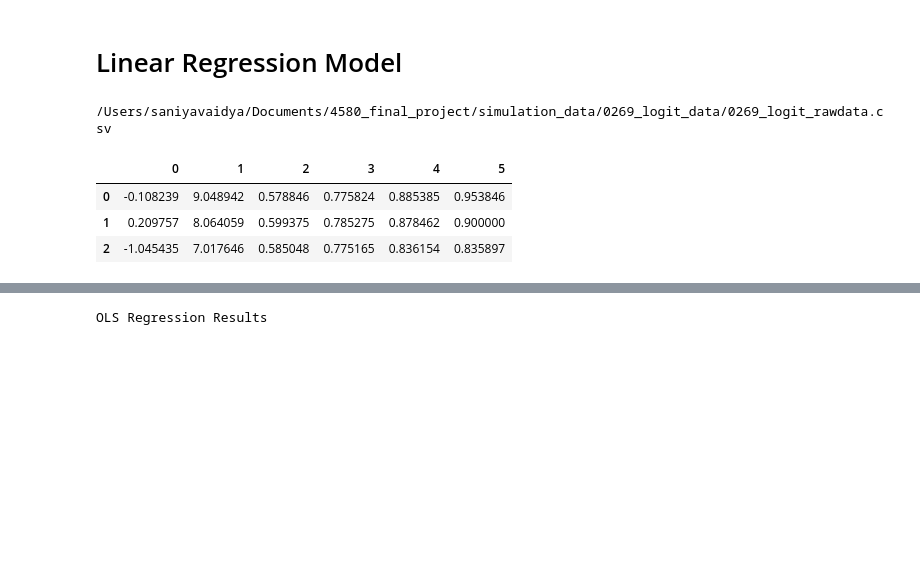
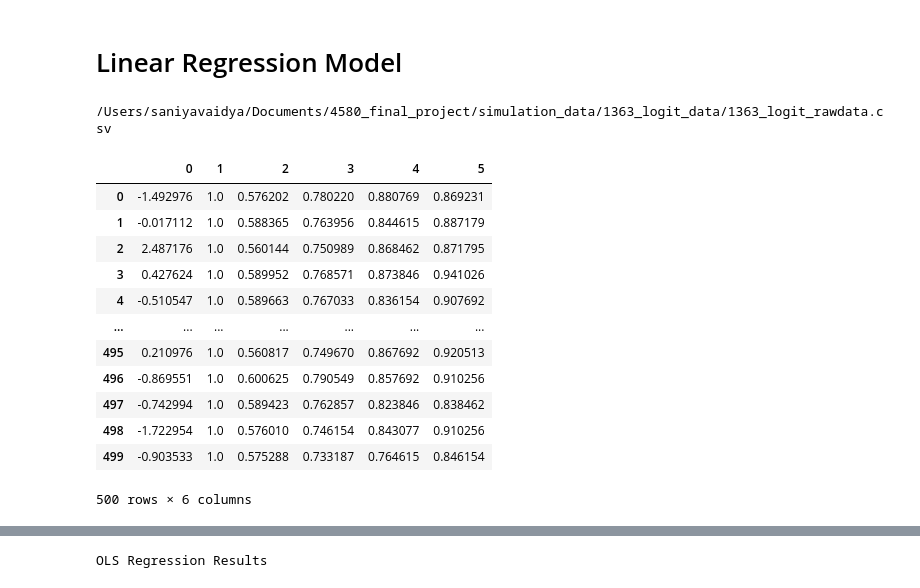
Before and after one commit to bmosh/4580_final_project, a Jupyter notebook: Linear_Regression.ipynb, the cells around one changed output, grey strips where cells are left out. Cells and saved outputs as stored; diff of their text form; code cells hidden in the pictures; blank space fills up the shorter version.

```diff
--- a/Linear_Regression.ipynb
+++ b/Linear_Regression.ipynb
@@ -8,23 +8,32 @@ import statsmodels.api as sm
 import os
 import math
 # %%
-ts = '0269'
+ts = '1363'
 sim_type = 'logit'
 
 path = os.path.join(os.getcwd(), "simulation_data")
 folder_path = os.path.join(path, "%s_%s_data" % (ts, sim_type))
 listing = ts + "_" + sim_type + "_rawdata.csv"
 path = os.path.join(folder_path, listing)
 print(path)
 
 df = pd.read_csv(path,header=None).T
 df
 # %% [output]
-/Users/saniyavaidya/Documents/4580_final_project/simulation_data/0269_logit_data/0269_logit_rawdata.csv
+/Users/saniyavaidya/Documents/4580_final_project/simulation_data/1363_logit_data/1363_logit_rawdata.csv
 |  | 0 | 1 | 2 | 3 | 4 | 5 |
-| 0 | -0.108239 | 9.048942 | 0.578846 | 0.775824 | 0.885385 | 0.953846 |
-| 1 | 0.209757 | 8.064059 | 0.599375 | 0.785275 | 0.878462 | 0.900000 |
-| 2 | -1.045435 | 7.017646 | 0.585048 | 0.775165 | 0.836154 | 0.835897 |
+| 0 | -1.492976 | 1.0 | 0.576202 | 0.780220 | 0.880769 | 0.869231 |
+| 1 | -0.017112 | 1.0 | 0.588365 | 0.763956 | 0.844615 | 0.887179 |
+| 2 | 2.487176 | 1.0 | 0.560144 | 0.750989 | 0.868462 | 0.871795 |
+| 3 | 0.427624 | 1.0 | 0.589952 | 0.768571 | 0.873846 | 0.941026 |
+| 4 | -0.510547 | 1.0 | 0.589663 | 0.767033 | 0.836154 | 0.907692 |
+| ... | ... | ... | ... | ... | ... | ... |
+| 495 | 0.210976 | 1.0 | 0.560817 | 0.749670 | 0.867692 | 0.920513 |
+| 496 | -0.869551 | 1.0 | 0.600625 | 0.790549 | 0.857692 | 0.910256 |
+| 497 | -0.742994 | 1.0 | 0.589423 | 0.762857 | 0.823846 | 0.838462 |
+| 498 | -1.722954 | 1.0 | 0.576010 | 0.746154 | 0.843077 | 0.910256 |
+| 499 | -0.903533 | 1.0 | 0.575288 | 0.733187 | 0.764615 | 0.846154 |
+500 rows × 6 columns
 # %%
 df = df.rename(columns={0: "alpha", 1: "gamma", 2: "% Men in J", 3: "% Men in M", 4: "% Men in S" , 5: "% Men in E"})
 df.head()
```
Also changed, not shown: parts of 9 cells of this notebook, 2 other files.
